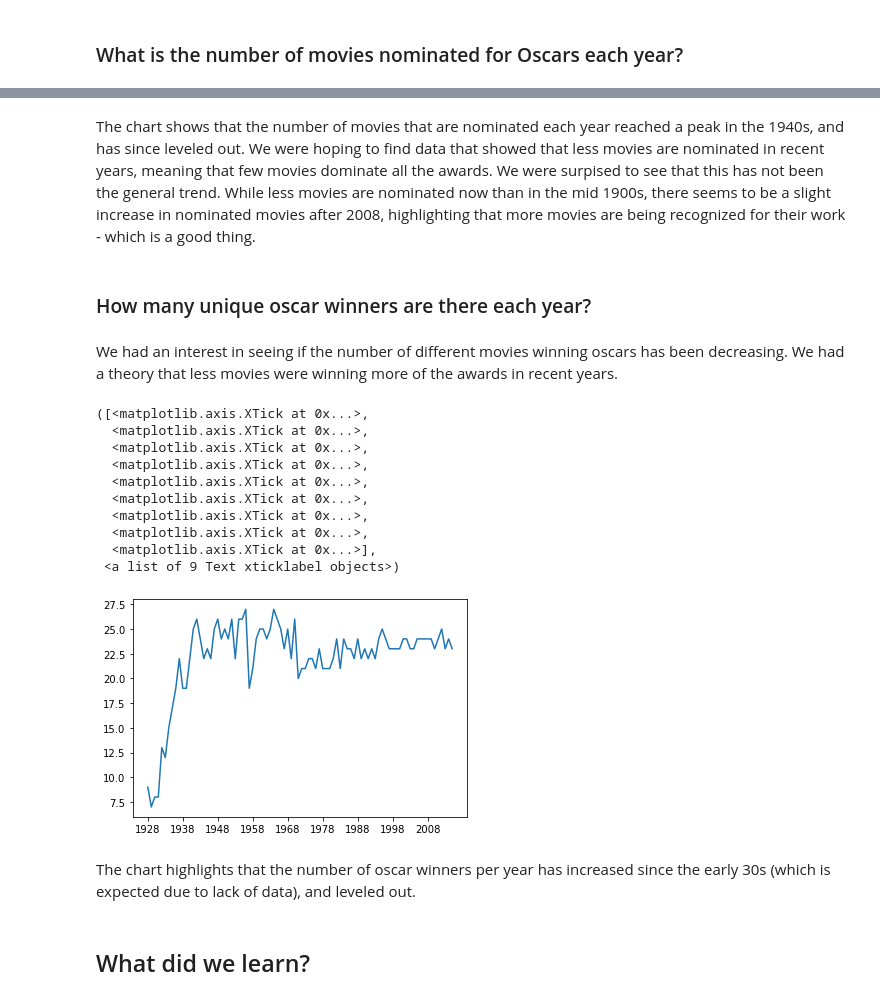
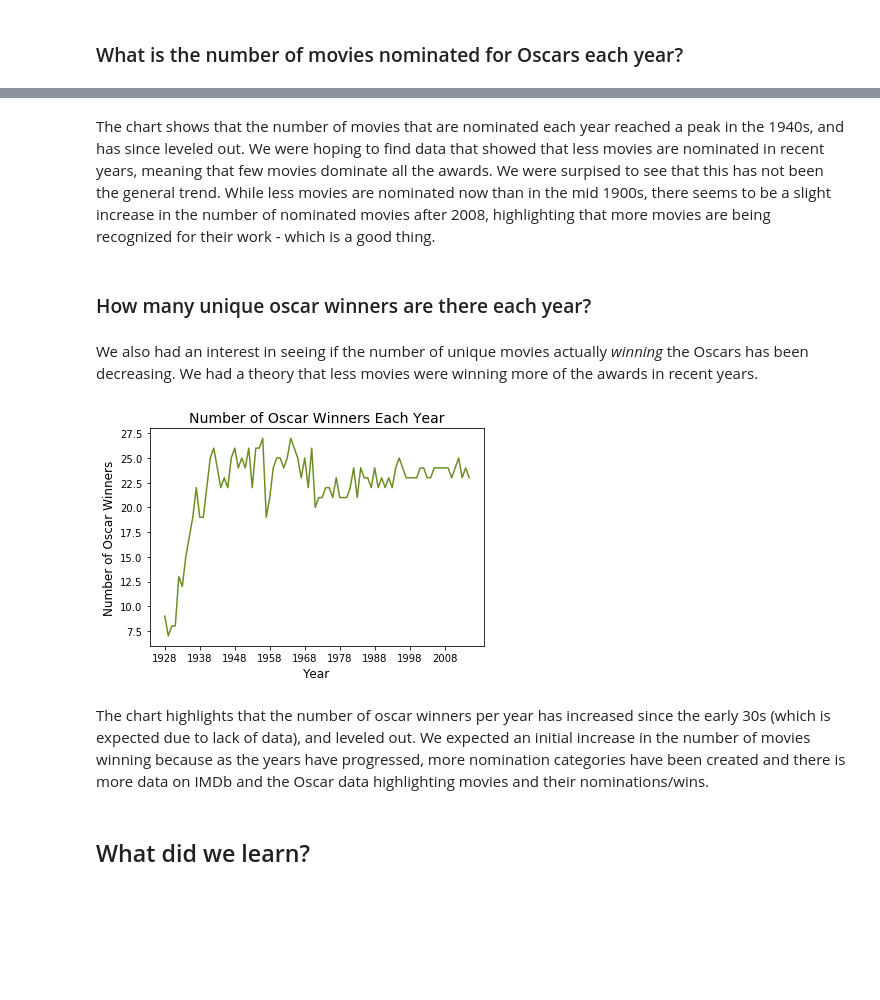
Before and after one commit to almetzler/SI330Final, a Jupyter notebook: NewFinal.ipynb, the cells around one changed output, grey strips where cells are left out. Saved outputs shown, nothing was run; the diff lists cells and outputs as text; code cells hidden in the pictures; blank space fills up the shorter version.

Commit message:
cleaned up two plots

```diff
--- a/NewFinal.ipynb
+++ b/NewFinal.ipynb
@@ -190,30 +186,24 @@ plt.xticks(np.arange(min(xaxis), max(xaxis)+1, 10.0))
 # %% [markdown]
-The chart shows that the number of movies that are nominated each year reached a peak in the 1940s, and has since leveled out. We were hoping to find data that showed that less movies are nominated in recent years, meaning that few movies dominate all the awards. We were surpised to see that this has not been the general trend. While less movies are nominated now than in the mid 1900s, there seems to be a slight increase in nominated movies after 2008, highlighting that more movies are being recognized for their work - which is a good thing.
+The chart shows that the number of movies that are nominated each year reached a peak in the 1940s, and has since leveled out. We were hoping to find data that showed that less movies are nominated in recent years, meaning that few movies dominate all the awards. We were surpised to see that this has not been the general trend. While less movies are nominated now than in the mid 1900s, there seems to be a slight increase in the number of nominated movies after 2008, highlighting that more movies are being recognized for their work - which is a good thing.
 # %% [markdown]
 ### How many unique oscar winners are there each year?
 # %% [markdown]
-We had an interest in seeing if the number of different movies winning oscars has been decreasing. We had a theory that less movies were winning more of the awards in recent years.
+We also had an interest in seeing if the number of unique movies actually <i>winning</i> the Oscars has been decreasing. We had a theory that less movies were winning more of the awards in recent years.
 # %%
 # reading in the Oscar data and grouping by year to get the count of unique movies that year
-award2 = award[award['Winner'] == 1].groupby('Year').nunique()
+award2_grouped = award[award['Winner'] == 1].groupby('Year').nunique()
 
-# WORK ON THIS
-xaxis2 = [int(x[-4:]) for x in list(award2.index)]
-plt.plot(xaxis2, award2['Film'])
+# make a plot for the number of oscar winners each year
+xaxis2 = [int(x[-4:]) for x in list(award2_grouped.index)]
+plt.plot(xaxis2, award2_grouped['Film'], color='olivedrab')
+plt.title('Number of Oscar Winners Each Year', fontsize=14)
+plt.xlabel('Year', fontsize=12)
+plt.ylabel('Number of Oscar Winners', fontsize=12)
 plt.xticks(np.arange(min(xaxis2), max(xaxis2)+1, 10.0))
+plt.show()
 # %% [output]
-([<matplotlib.axis.XTick at 0x...>,
-  <matplotlib.axis.XTick at 0x...>,
-  <matplotlib.axis.XTick at 0x...>,
-  <matplotlib.axis.XTick at 0x...>,
-  <matplotlib.axis.XTick at 0x...>,
-  <matplotlib.axis.XTick at 0x...>,
-  <matplotlib.axis.XTick at 0x...>,
-  <matplotlib.axis.XTick at 0x...>,
-  <matplotlib.axis.XTick at 0x...>],
- <a list of 9 Text xticklabel objects>)
-[figure, old version]
+[figure, new version]
 # %% [markdown]
-The chart highlights that the number of oscar winners per year has increased since the early 30s (which is expected due to lack of data), and leveled out.
+The chart highlights that the number of oscar winners per year has increased since the early 30s (which is expected due to lack of data), and leveled out. We expected an initial increase in the number of movies winning because as the years have progressed, more nomination categories have been created and there is more data on IMDb and the Oscar data highlighting movies and their nominations/wins.
 # %% [markdown]
 ## What did we learn?
```
Also changed, not shown: parts of 3 cells of this notebook, 1 other file.
